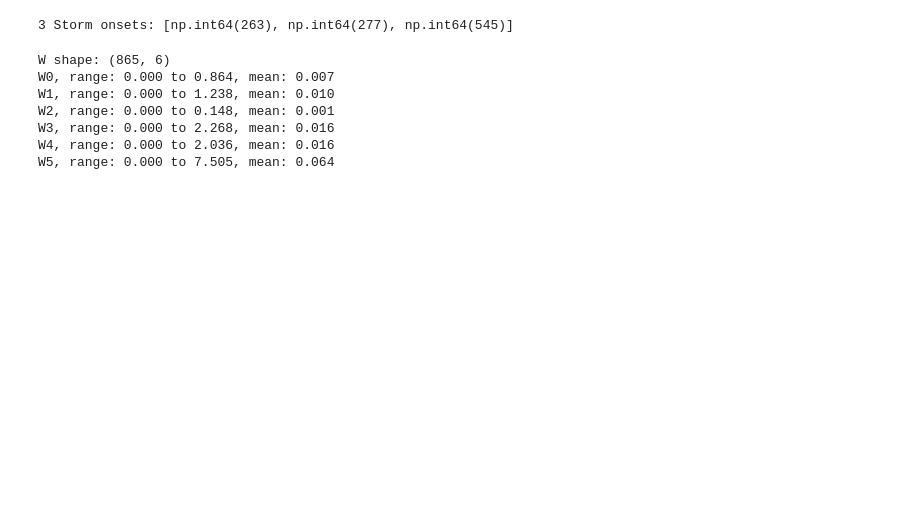
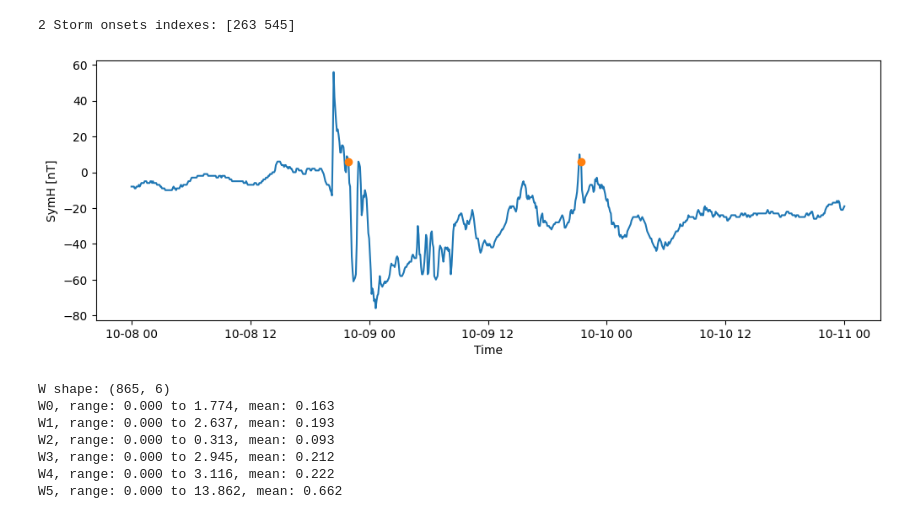
Before and after one commit to radiation-belts/rbamlib-examples, a Jupyter notebook: models/mag/TS05_W.ipynb, the cells around one changed output. Saved outputs shown, nothing was run; the diff lists cells and outputs as text; code cells hidden in the pictures; blank space fills up the shorter version.

```diff
--- a/models/mag/TS05_W.ipynb
+++ b/models/mag/TS05_W.ipynb
@@ -73,15 +64,24 @@ plt.show()
 # %%
-# 3) Identify storms (indices where Dst < -40)
-storms = storm_idx(time, Dst, threshold=-40.0, gap_hours=1.0)
-print(f"{len(storms)} Storm onsets:", storms)
+# 4) Identify storms (indices where SymH < -40)
+storms = storm_idx(time, SymH, threshold=-40.0, gap_hours=6.0)
+print(f"{len(storms)} Storm onsets indexes:", storms)
 # %% [output]
-3 Storm onsets: [np.int64(263), np.int64(277), np.int64(545)]
+2 Storm onsets indexes: [263 545]
+# %%
+# Plot the storms
+fig, ax = plt.subplots(figsize=(12, 4))  # single Axes on a Figure
+ax.plot(time, SymH, label="SymH")
+ax.plot(time[storms], SymH[storms], label="Storm onsets", marker="o", linestyle="None")
+ax.set(title="", xlabel="Time",ylabel="SymH [nT]")
+plt.show()
+# %% [output]
+[figure, new version]
 # %%
-# 4) Compute source functions S => shape (N, 6)
+# 5) Compute source functions S => shape (N, 6)
 S = TS2005_S(Nsw, Vsw, Bz, fillval=0.)
 
-# 5) Compute W, resetting at each storm
-W = TS2005_W(time, S, storm_onsets=storms, fill_value=0.)
+# 6) Compute W, resetting at each storm
+W = TS2005_W(time, S, storm_onsets=np.insert(storms, 0, 0), fill_value=0.)
 # W = TS2005_W(time, S)
 print("W shape:", W.shape)
 
@@ -90,11 +90,11 @@ for i in range(6):
     print(f"W{i}, range: {np.nanmin(W[:,i]):.3f} to {np.nanmax(W[:,i]):.3f}, mean: {np.nanmean(W[:,i]):.3f}")
 # %% [output]
 W shape: (865, 6)
-W0, range: 0.000 to 0.864, mean: 0.007
-W1, range: 0.000 to 1.238, mean: 0.010
-W2, range: 0.000 to 0.148, mean: 0.001
-W3, range: 0.000 to 2.268, mean: 0.016
-W4, range: 0.000 to 2.036, mean: 0.016
-W5, range: 0.000 to 7.505, mean: 0.064
+W0, range: 0.000 to 1.774, mean: 0.163
+W1, range: 0.000 to 2.637, mean: 0.193
+W2, range: 0.000 to 0.313, mean: 0.093
+W3, range: 0.000 to 2.945, mean: 0.212
+W4, range: 0.000 to 3.116, mean: 0.222
+W5, range: 0.000 to 13.862, mean: 0.662
 # %%
 # Create figure and subplots
```
Also changed, not shown: parts of 8 cells of this notebook, 1 other file.
